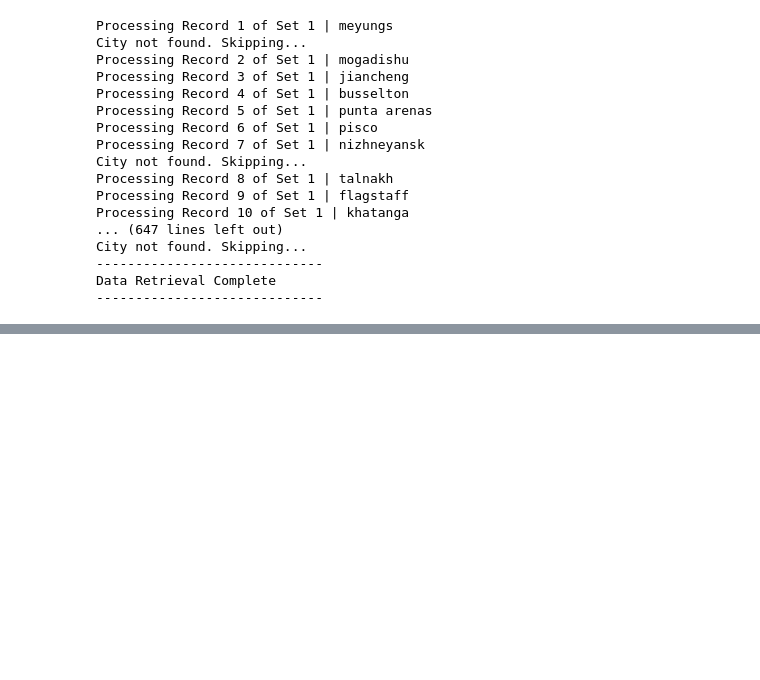
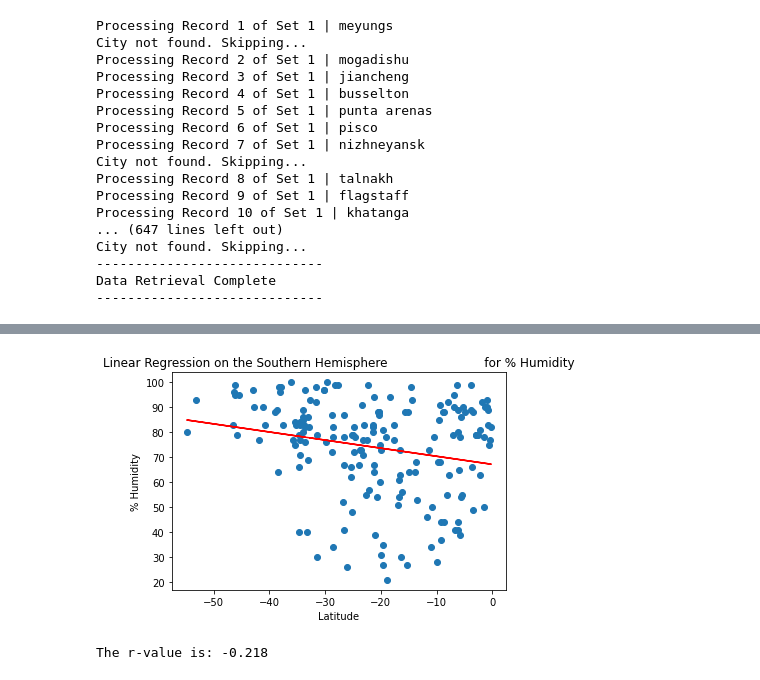
Before and after one commit to Juanamct/World_Weather_Analysis, a Jupyter notebook: WeatherPy.ipynb, the cells around one changed output, grey strips where cells are left out. Cells and saved outputs as stored; diff of their text form; code cells hidden in the pictures; blank space fills up the shorter version.

```diff
--- a/WeatherPy.ipynb
+++ b/WeatherPy.ipynb
@@ -282,0 +394,14 @@ plt.show()
+# %%
+# Linear regression on the Southern Hemisphere
+x_values = southern_hemi_df["Lat"]
+y_values = southern_hemi_df["Humidity"]
+# Call the function.
+plot_linear_regression(x_values, y_values,
+                       'Linear Regression on the Southern Hemisphere \
+                        for % Humidity', '% Humidity',(-50,15))
+# Run regression on hemisphere weather data.
+(_, _, r_value, _, _) = linregress(x_values, y_values)
+print(f"The r-value is: {r_value:.3f}")
+# %% [output]
+[figure, added]
+The r-value is: -0.218
```
Also changed, not shown: parts of 20 cells of this notebook.
